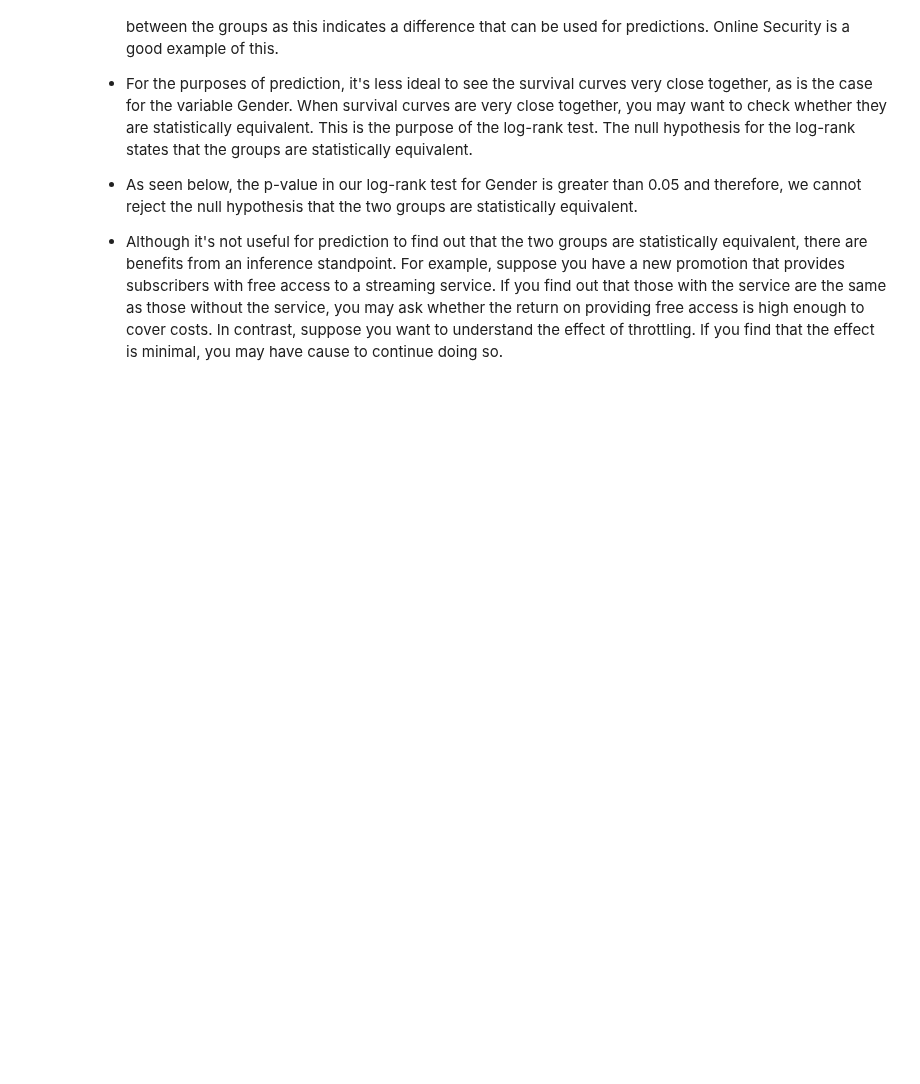
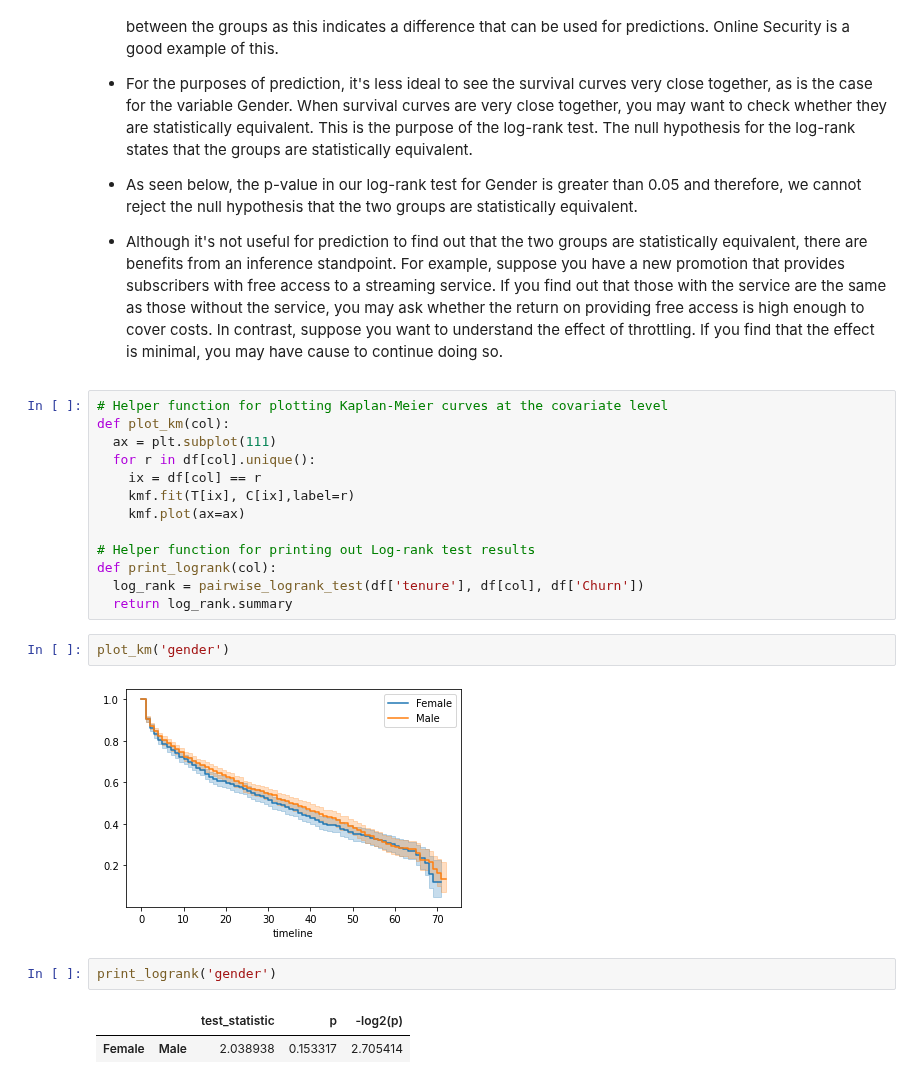
Before and after one commit to suvigyajain0101/CaseStudies, a Jupyter notebook: SurvivalAnalysis/02_KaplanMeier.ipynb, the cells around one changed output. Saved outputs shown, nothing was run; the diff lists cells and outputs as text; blank space fills up the shorter version.

Commit message:
covariate KM curves

```diff
--- a/SurvivalAnalysis/02_KaplanMeier.ipynb
+++ b/SurvivalAnalysis/02_KaplanMeier.ipynb
@@ -104,3 +104,25 @@ kmf.median_survival_time_
 * As seen below, the p-value in our log-rank test for Gender is greater than 0.05 and therefore, we cannot reject the null hypothesis that the two groups are statistically equivalent.
 
 * Although it's not useful for prediction to find out that the two groups are statistically equivalent, there are benefits from an inference standpoint. For example, suppose you have a new promotion that provides subscribers with free access to a streaming service. If you find out that those with the service are the same as those without the service, you may ask whether the return on providing free access is high enough to cover costs. In contrast, suppose you want to understand the effect of throttling. If you find that the effect is minimal, you may have cause to continue doing so.
+# %%
+# Helper function for plotting Kaplan-Meier curves at the covariate level
+def plot_km(col):
+  ax = plt.subplot(111)
+  for r in df[col].unique():
+    ix = df[col] == r
+    kmf.fit(T[ix], C[ix],label=r)
+    kmf.plot(ax=ax)
+
+# Helper function for printing out Log-rank test results
+def print_logrank(col):
+  log_rank = pairwise_logrank_test(df['tenure'], df[col], df['Churn'])
+  return log_rank.summary
+# %%
+plot_km('gender')
+# %% [output]
+[figure, added]
+# %%
+print_logrank('gender')
+# %% [output]
+|  |  | test_statistic | p | -log2(p) |
+| Female | Male | 2.038938 | 0.153317 | 2.705414 |
```
Also changed, not shown: parts of 2 cells of this notebook.
